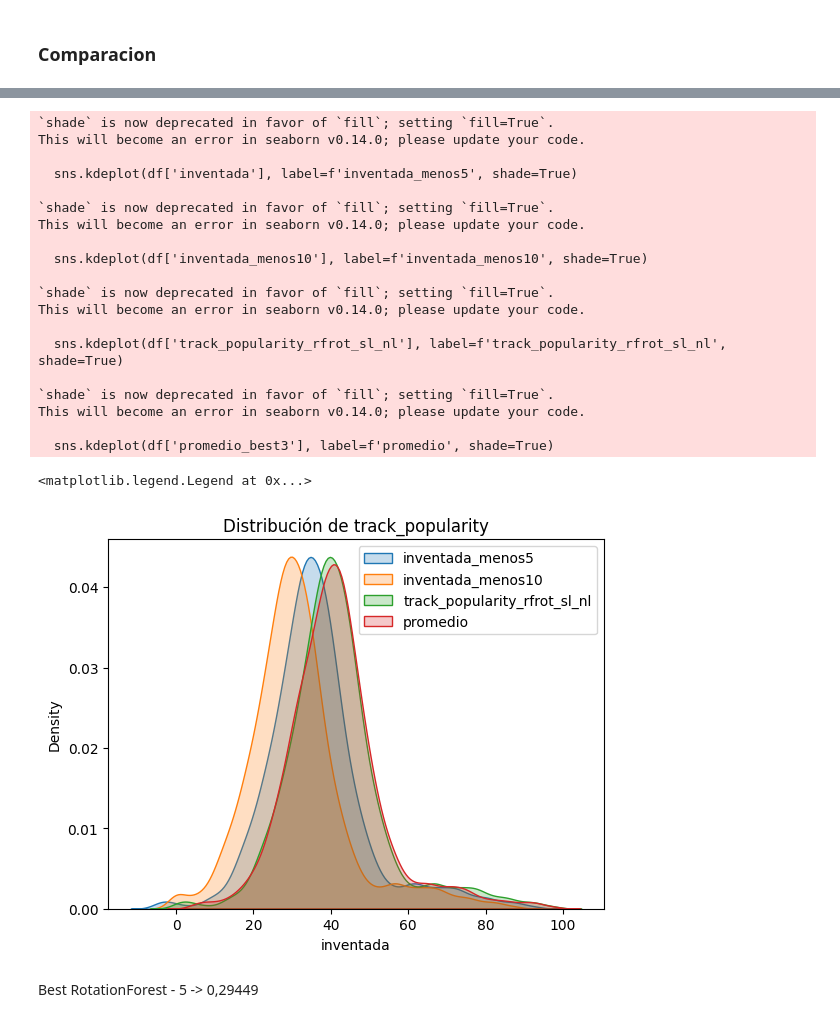
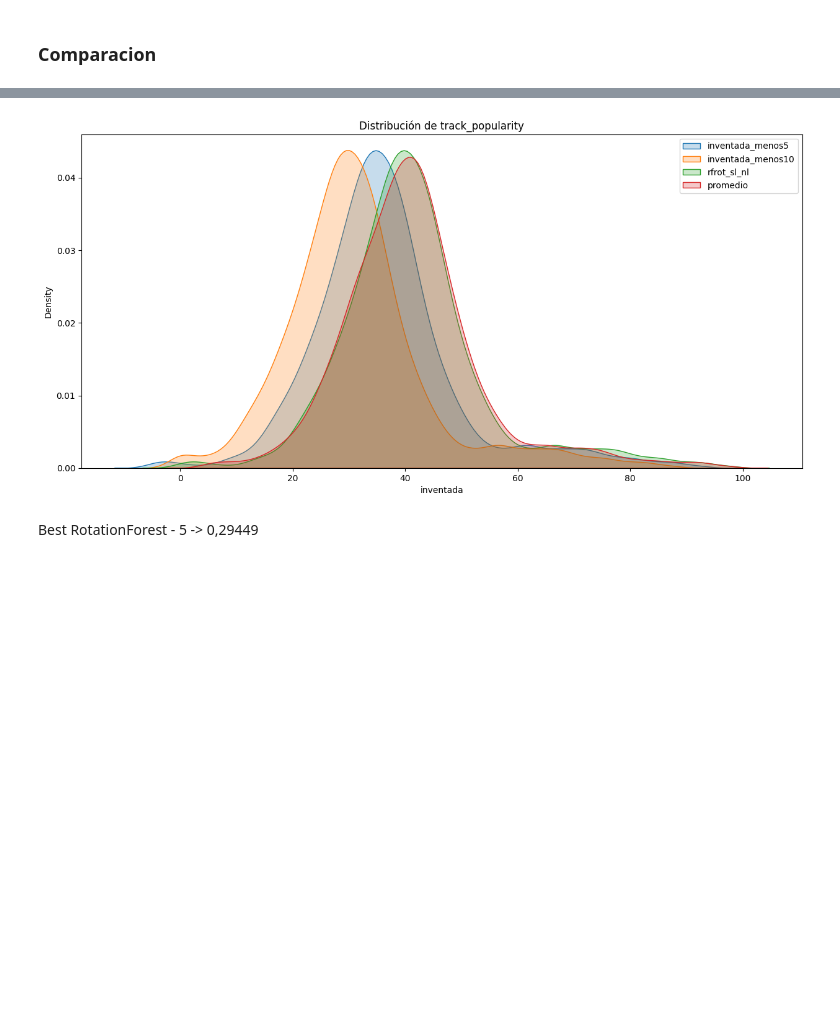
Before and after one commit to ichiP245/TP_Kaggle_Predictivo, a Jupyter notebook: Notebooks/AnalisisSubmissions.ipynb, the cells around one changed output, grey strips where cells are left out. Saved outputs shown, nothing was run; the diff lists cells and outputs as text; code cells hidden in the pictures; blank space fills up the shorter version.

```diff
--- a/Notebooks/AnalisisSubmissions.ipynb
+++ b/Notebooks/AnalisisSubmissions.ipynb
@@ -35 +23,3 @@ df.head(1)
+# %%
+df.columns = [i.split('track_popularity_')[1] if i.split('track_popularity_')[0]=='' else i for i in df.columns]
 # %%
@@ -60,7 +33,0 @@ This will become an error in seaborn v0.14.0; please update your code.
-# %%
-df['inventada'] = df['track_popularity_rfrot_sl_nl']-5
-# %%
-df['promedio_best3'] = (df['track_popularity_rfrot_sl_nl']+df['track_popularity_rfrot_sl']+df['track_popularity_rfr'])/3
-# %%
-df['inventada_menos10'] = df['track_popularity_rfrot_sl_nl']-10
-df['inventada_menos10'] = df['inventada_menos10'].apply(lambda x: 0 if x < 0 else x)
@@ -67,33 +36,26 @@ df['inventada_menos10'] = df['inventada_menos10'].apply(lambda x: 0 if x < 0 els
 # %%
+plt.figure(figsize=(15, 7))
+
+# Corremos el mejor Rotation Forest
+df['inventada'] = df['rfrot_sl_nl']-5
+
+# Promediamos los Rotation Forest
+df['promedio_best3'] = (df['rfrot_sl_nl']+df['rfrot_sl']+df['rfr'])/3
+
+# Corremos mas todavia el mejor Rotation Forest
+df['inventada_menos10'] = df['rfrot_sl_nl']-10
+df['inventada_menos10'] = df['inventada_menos10'].apply(lambda x: 0 if x < 0 else x)
+
 sns.kdeplot(df['inventada'], label=f'inventada_menos5', shade=True)
 sns.kdeplot(df['inventada_menos10'], label=f'inventada_menos10', shade=True)
-sns.kdeplot(df['track_popularity_rfrot_sl_nl'], label=f'track_popularity_rfrot_sl_nl', shade=True)
+sns.kdeplot(df['rfrot_sl_nl'], label=f'rfrot_sl_nl', shade=True)
 sns.kdeplot(df['promedio_best3'], label=f'promedio', shade=True)
 
 plt.title(f'Distribución de track_popularity')
 plt.legend()
+plt.show()
 # %% [output]
-`shade` is now deprecated in favor of `fill`; setting `fill=True`.
-This will become an error in seaborn v0.14.0; please update your code.
-
-  sns.kdeplot(df['inventada'], label=f'inventada_menos5', shade=True)
-
-`shade` is now deprecated in favor of `fill`; setting `fill=True`.
-This will become an error in seaborn v0.14.0; please update your code.
-
-  sns.kdeplot(df['inventada_menos10'], label=f'inventada_menos10', shade=True)
-
-`shade` is now deprecated in favor of `fill`; setting `fill=True`.
-This will become an error in seaborn v0.14.0; please update your code.
-
-  sns.kdeplot(df['track_popularity_rfrot_sl_nl'], label=f'track_popularity_rfrot_sl_nl', shade=True)
-
-`shade` is now deprecated in favor of `fill`; setting `fill=True`.
-This will become an error in seaborn v0.14.0; please update your code.
-
-  sns.kdeplot(df['promedio_best3'], label=f'promedio', shade=True)
-<matplotlib.legend.Legend at 0x...>
-[figure, old version]
+[figure, new version]
 # %% [markdown]
 Best RotationForest - 5 -> 0,29449
 # %%
```
Also changed, not shown: parts of 46 cells of this notebook.
